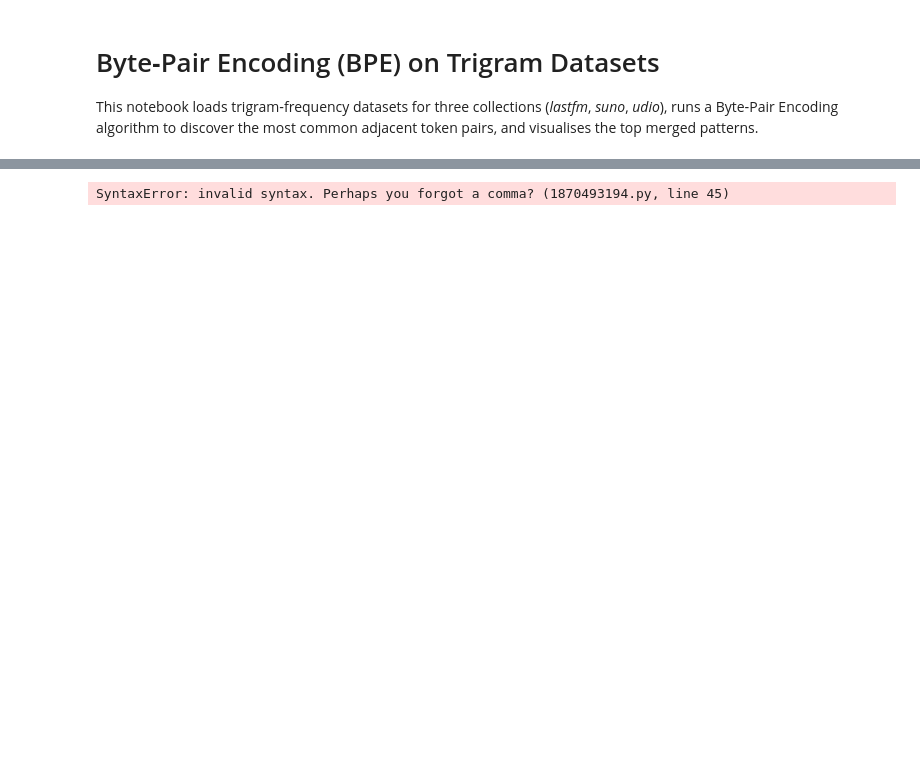
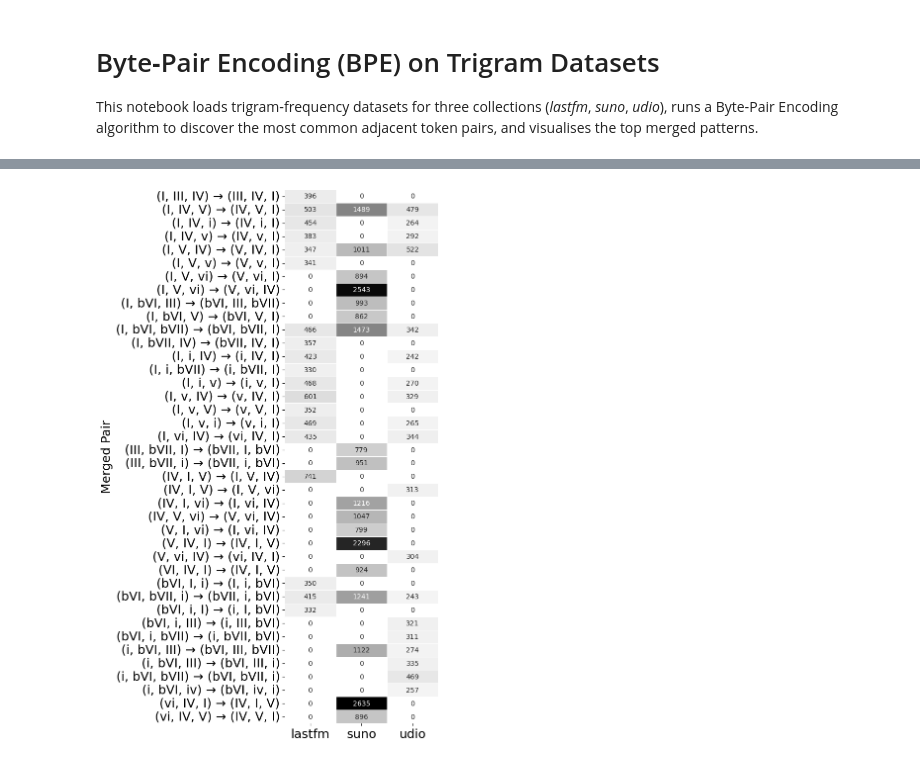
Before and after one commit to Dazzid/Aimir_Structure, a Jupyter notebook: src/byte_pair_encoding_trigrams.ipynb, the cells around one changed output, grey strips where cells are left out. Drawn from its saved outputs; the diff is of its cells as text; code cells hidden in the pictures; blank space fills up the shorter version.

```diff
--- a/src/byte_pair_encoding_trigrams.ipynb
+++ b/src/byte_pair_encoding_trigrams.ipynb
@@ -164,45 +198,53 @@ def token_as_text_single(tok, rules):
 pair_info = []   # (pair_str, collection, freq)
 for col, res in results.items():
     rules = res['rules']
     for (a, b), freq in res['history'][:20]:
         left  = token_as_text_single(a, rules)
         right = token_as_text_single(b, rules)
         if left is None or right is None:
             continue                    # skip complex merges
         pair_str = f"{left} → {right}"
         pair_info.append((pair_str, col, freq))
 
 # unique pairs, sorted safely
 pairs = sorted({p for p, _, _ in pair_info})
 freq_mat = np.zeros((len(pairs), len(COLLECTIONS)))
 
 for r, pair in enumerate(pairs):
     for c, col in enumerate(COLLECTIONS):
         freq = next((f for p, cc, f in pair_info if p == pair and cc == col), 0)
         freq_mat[r, c] = freq
 
 text_size = 18
 t_size    = 18
 
-plt.figure(figsize=(12, max(6, 0.28*len(pairs))))
-sns.heatmap(freq_mat,
-            xticklabels=COLLECTIONS,
-            yticklabels=pairs,
-            cmap='Greys',
-            annot=True,
-            fmt='.0f',
-            linewidths=0.4
-            cbar=False
-            )
+col_width_in  = 1.0               # width for ONE collection column (inches)
+row_height_in = 0.3               # height for ONE trigram row     (inches)
+
+fig_w = col_width_in  * len(COLLECTIONS) + 1.0   # +1 for margins
+fig_h = row_height_in * len(pairs)      + 2.0    # +2 for title / xlabel
+
+plt.figure(figsize=(fig_w, fig_h))
+
+sns.heatmap(
+    freq_mat,
+    xticklabels=COLLECTIONS,
+    yticklabels=pairs,
+    cmap='Greys',
+    annot=True,
+    fmt='.0f',
+    linewidths=0.4,
+    cbar=False          # hide colour bar
+)
 
 ax = plt.gca()
 ax.set_xticklabels(ax.get_xticklabels(), fontsize=t_size, rotation=0)
-ax.set_yticklabels(ax.get_yticklabels(), fontsize=t_size)
+ax.set_yticklabels(ax.get_yticklabels(), fontsize=t_size)  # larger trigram text
 
-plt.xlabel('', fontsize=text_size)
-plt.ylabel('Merged Pair', fontsize=text_size)
-plt.title('Frequency of Top Simple Trigram → Trigram Merges', fontsize=20, pad=16)
+# plt.xlabel('', fontsize=18)
+plt.ylabel('Merged Pair', fontsize=18)
+# plt.title('', fontsize=text_size, pad=16, loc='right')
 plt.tight_layout()
 plt.show()
 # %% [output]
-SyntaxError: invalid syntax. Perhaps you forgot a comma? (1870493194.py, line 45)
+[figure, added]
```
Also changed, not shown: parts of 1 cell of this notebook, 2 other files.
